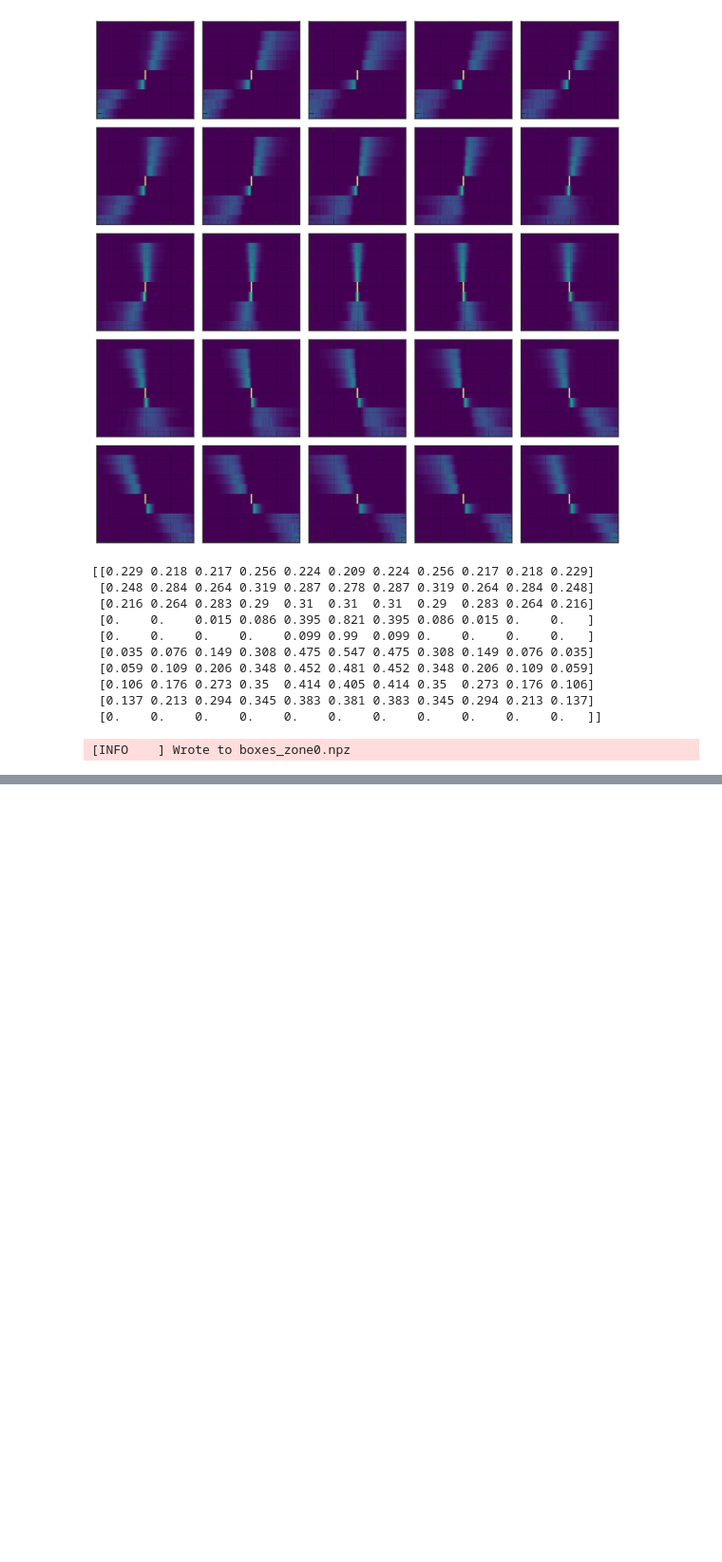
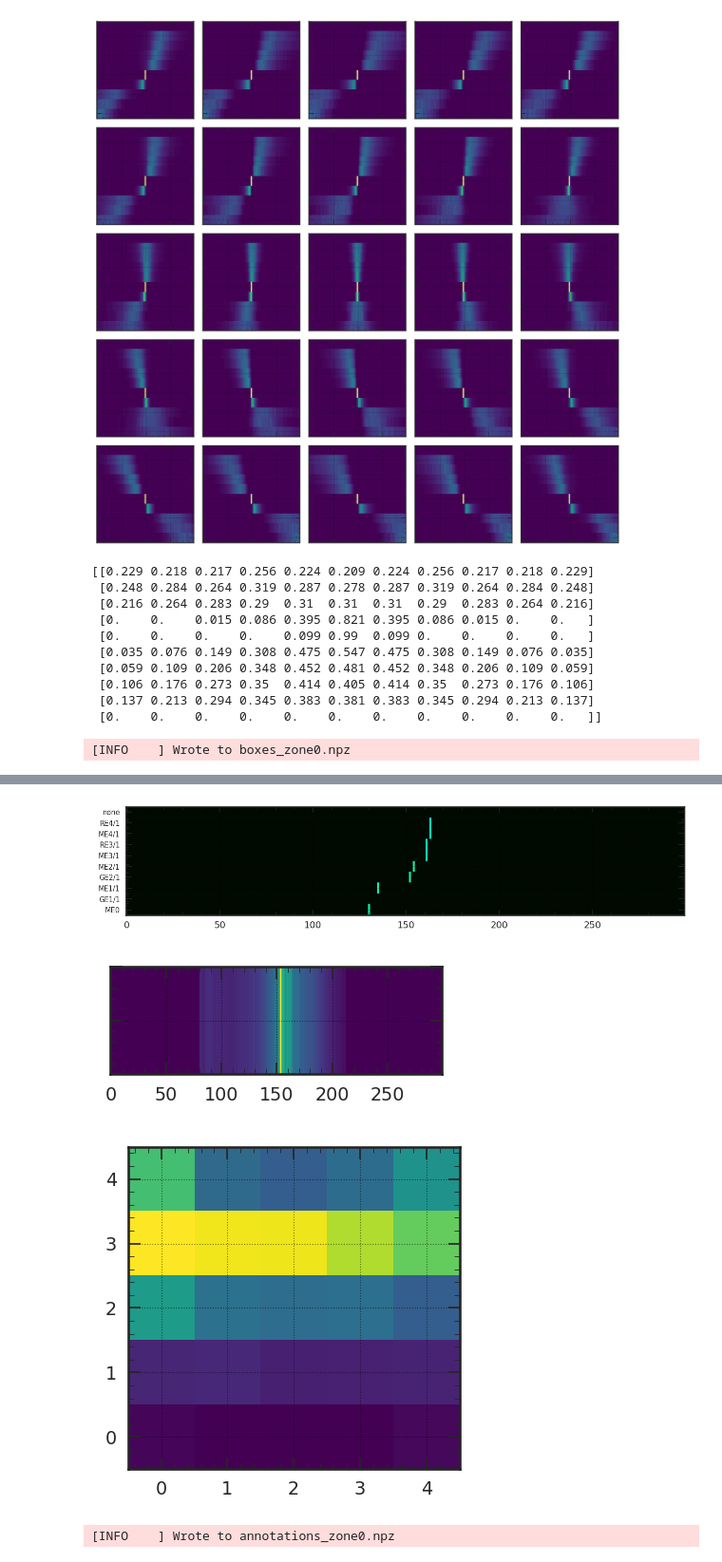
Before and after one commit to srosenzweig09/L1TMuonSimulationsMar2017, a Jupyter notebook: Analyzers/test9/cnn_training_boxes4.ipynb, the cells around one changed output, grey strips where cells are left out. Shown at 95% size. Saved outputs shown, nothing was run; the diff lists cells and outputs as text; code cells hidden in the pictures; blank space fills up the shorter version.

```diff
--- a/Analyzers/test9/cnn_training_boxes4.ipynb
+++ b/Analyzers/test9/cnn_training_boxes4.ipynb
@@ -842,0 +900,31 @@ else:
+# %%
+if do_annotations:
+  ievt = 14
+  display_image(zone, images_gt[ievt], cmap=green_hot)
+
+  fig, ax = plt.subplots(1, 1, figsize=(3,1))
+  ax.imshow(np.atleast_2d(np.max(annotations[ievt], axis=0)), origin='lower', interpolation='none', aspect='auto')
+  ax.set_yticklabels([])
+  plt.show()
+
+  fig, ax = plt.subplots(1, 1, figsize=(3,3))
+  ax.imshow(np.max(annotations[ievt], axis=1).reshape(5,5), origin='lower', interpolation='none', aspect='auto')
+  plt.show()
+# %% [output]
+[figure, added]
+[figure, added]
+[figure, added]
+# %%
+if do_annotations:
+  # Write
+  outfile = 'annotations_zone%i.npz' % zone
+  save_np_arrays(outfile, dict(annotations=annotations))
+  logger.info('Wrote to {0}'.format(outfile))
+else:
+  # Read
+  infile = 'annotations_zone%i.0.npz' % zone
+  logger.info('Loading from {0}'.format(infile))
+  with np.load(infile) as f:
+    annotations = f['annotations']
+# %% [output]
+[INFO    ] Wrote to annotations_zone0.npz
```
Also changed, not shown: parts of 17 cells of this notebook.
